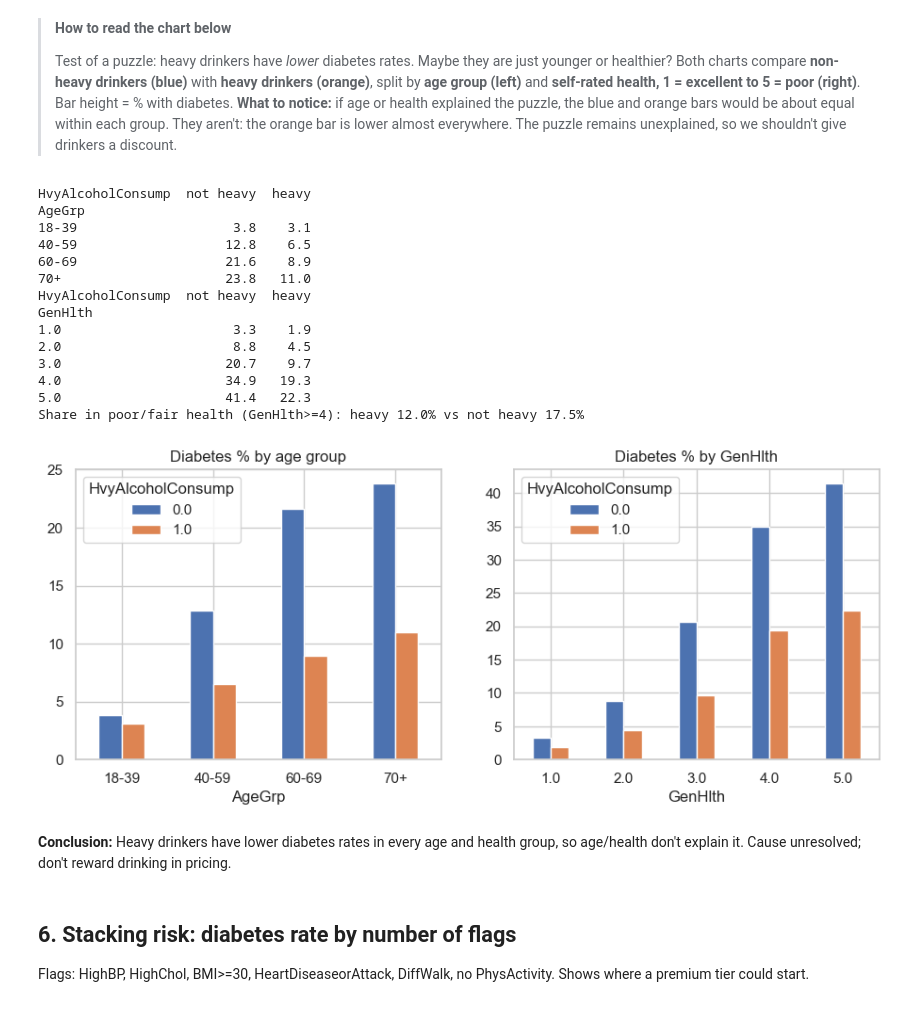
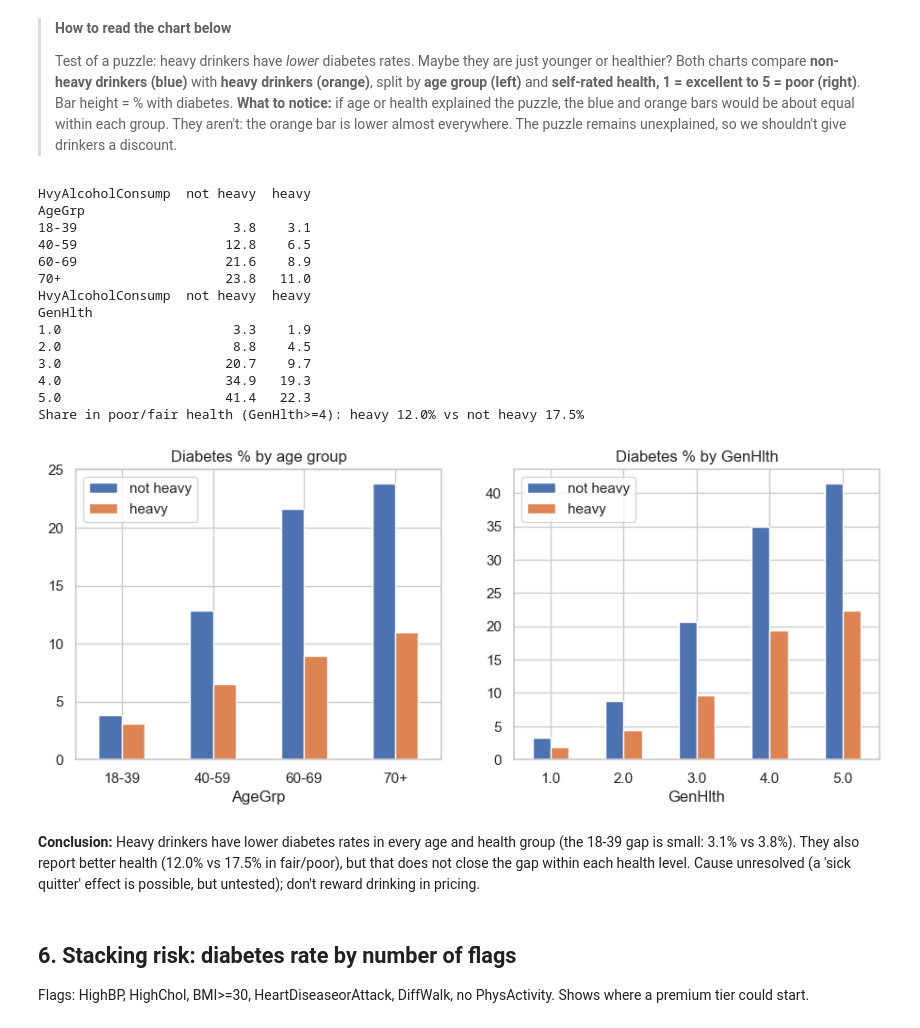
Before and after one commit to jiehengchin/ML-for-biz, a Jupyter notebook: EDA.ipynb, the cells around one changed output. Drawn from its saved outputs; the diff is of its cells as text; code cells hidden in the pictures.

Commit message:
Fix review findings: income age control, alcohol wording, importance consistency, MODEL2 table, chart labels
Co-Authored-By: Claude Sonnet 5.5 <noreply@anthropic.com>

```diff
--- a/EDA.ipynb
+++ b/EDA.ipynb
@@ -160,31 +160,32 @@ Heavy drinkers show a *lower* diabetes rate. Check whether it survives controlli
 # %%
 df['AgeGrp']=pd.cut(df.Age,[0,4,8,10,13],labels=['18-39','40-59','60-69','70+'])
 t=df.pivot_table(index='AgeGrp',columns='HvyAlcoholConsump',values='y',aggfunc='mean',observed=True)*100
 print(t.round(1).rename(columns={0:'not heavy',1:'heavy'}))
 t2=df.pivot_table(index='GenHlth',columns='HvyAlcoholConsump',values='y',aggfunc='mean')*100
 print(t2.round(1).rename(columns={0:'not heavy',1:'heavy'}))
 print('Share in poor/fair health (GenHlth>=4): heavy %.1f%% vs not heavy %.1f%%' % tuple(df.groupby('HvyAlcoholConsump').GenHlth.apply(lambda s:(s>=4).mean()*100).values[::-1]))
 fig,axs=plt.subplots(1,2,figsize=(11,4))
+t.columns=['not heavy','heavy']; t2.columns=['not heavy','heavy']
 t.plot.bar(ax=axs[0],rot=0,title='Diabetes % by age group'); t2.plot.bar(ax=axs[1],rot=0,title='Diabetes % by GenHlth')
 plt.show()
 # %% [output]
 HvyAlcoholConsump  not heavy  heavy
 AgeGrp
 18-39                    3.8    3.1
 40-59                   12.8    6.5
 60-69                   21.6    8.9
 70+                     23.8   11.0
 HvyAlcoholConsump  not heavy  heavy
 GenHlth
 1.0                      3.3    1.9
 2.0                      8.8    4.5
 3.0                     20.7    9.7
 4.0                     34.9   19.3
 5.0                     41.4   22.3
 Share in poor/fair health (GenHlth>=4): heavy 12.0% vs not heavy 17.5%
-[figure, old version]
+[figure, new version]
 # %% [markdown]
-**Conclusion:** Heavy drinkers have lower diabetes rates in every age and health group, so age/health don't explain it. Cause unresolved; don't reward drinking in pricing.
+**Conclusion:** Heavy drinkers have lower diabetes rates in every age and health group (the 18-39 gap is small: 3.1% vs 3.8%). They also report better health (12.0% vs 17.5% in fair/poor), but that does not close the gap within each health level. Cause unresolved (a 'sick quitter' effect is possible, but untested); don't reward drinking in pricing.
 # %% [markdown]
 ## 6. Stacking risk: diabetes rate by number of flags
 Flags: HighBP, HighChol, BMI>=30, HeartDiseaseorAttack, DiffWalk, no PhysActivity. Shows where a premium tier could start.
```
Also changed, not shown: parts of 4 cells of this notebook, 5 other files.
